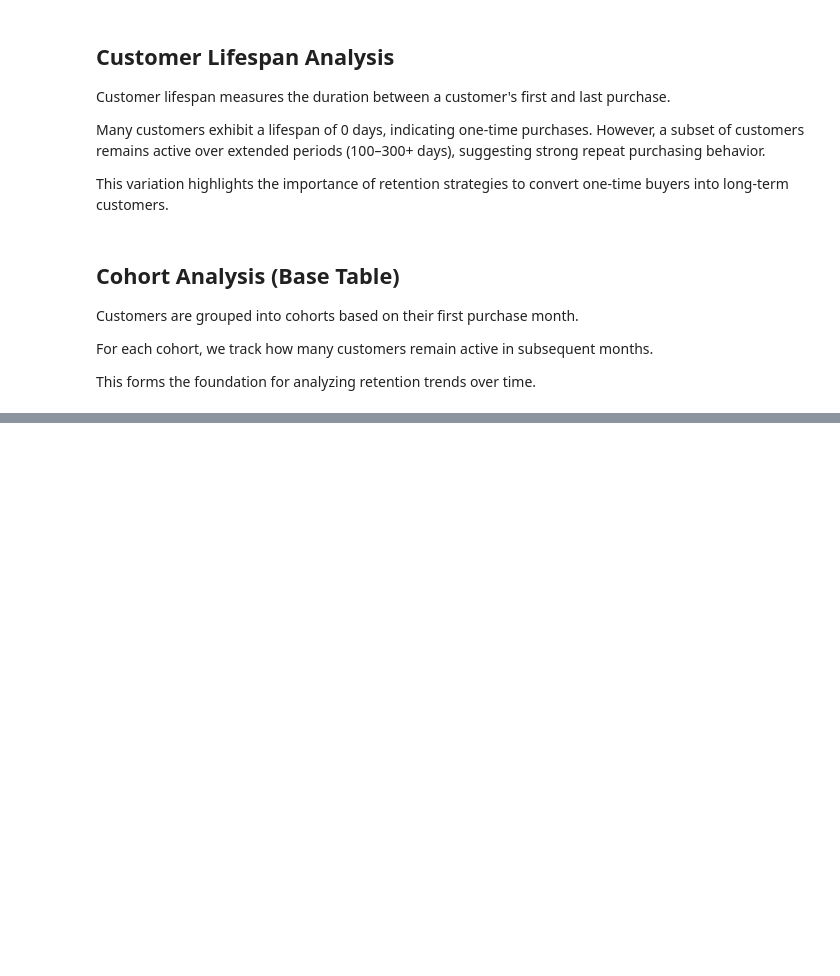
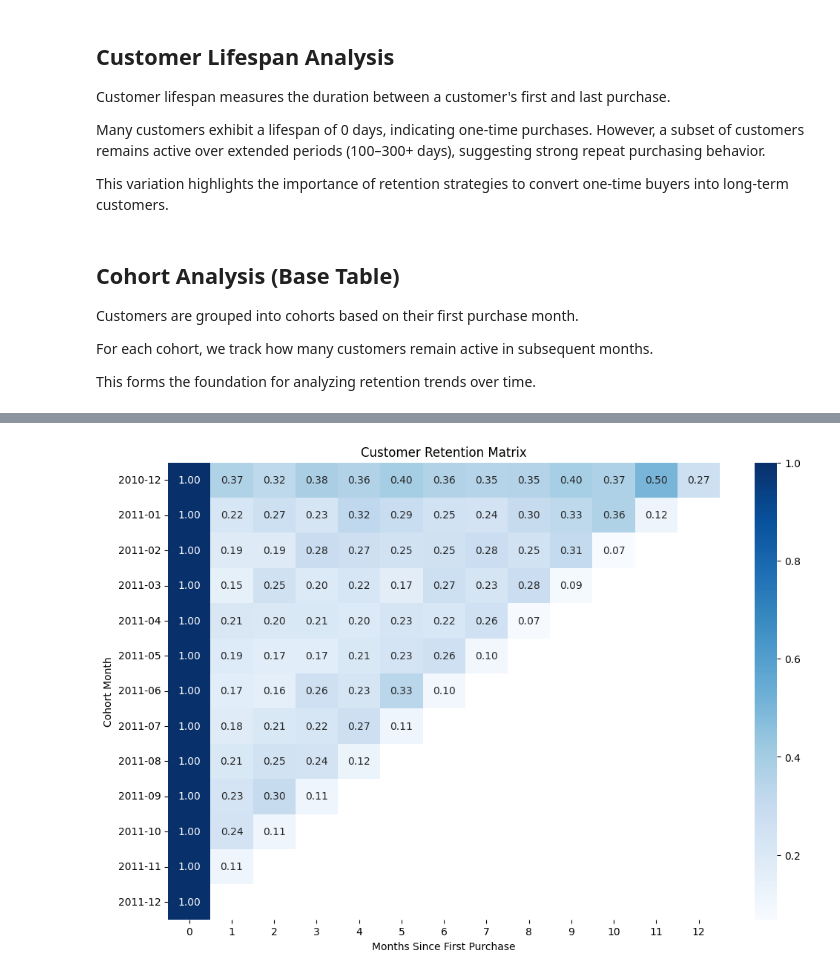
Before and after one commit to btheard3/batchbridge, a Jupyter notebook: notebooks/04_retention_analysis.ipynb, the cells around one changed output, grey strips where cells are left out. Saved outputs shown, nothing was run; the diff lists cells and outputs as text; code cells hidden in the pictures; blank space fills up the shorter version.

Commit message:
Step 4 Complete:  Implement end-to-end customer retention analysis with SQL (churn, lifespan) and Python (cohort retention matrix and heatmap)

```diff
--- a/notebooks/04_retention_analysis.ipynb
+++ b/notebooks/04_retention_analysis.ipynb
@@ -38,0 +80,5 @@ This forms the foundation for analyzing retention trends over time.
+# %%
+# Convert dates
+
+cohort_df['cohort_month'] = pd.to_datetime(cohort_df['cohort_month'])
+cohort_df['txn_month'] = pd.to_datetime(cohort_df['txn_month'])
@@ -38,0 +92,10 @@ This forms the foundation for analyzing retention trends over time.
+# %%
+# Pivot
+
+cohort_pivot = cohort_df.pivot_table(
+    index='cohort_month',
+    columns='cohort_index',
+    values='active_customers'
+)
+
+cohort_pivot.head()
@@ -38,0 +110,6 @@ This forms the foundation for analyzing retention trends over time.
+# %%
+# Retention %
+
+retention_matrix = cohort_pivot.divide(cohort_pivot.iloc[:, 0], axis=0)
+
+retention_matrix.head()
@@ -38,0 +124,4 @@ This forms the foundation for analyzing retention trends over time.
+# %%
+retention_matrix.index = retention_matrix.index.strftime('%Y-%m')
+
+retention_matrix.head()
@@ -38,0 +144,22 @@ This forms the foundation for analyzing retention trends over time.
+# %%
+# Heatmap
+
+import seaborn as sns
+import matplotlib.pyplot as plt
+
+plt.figure(figsize=(12, 8))
+
+sns.heatmap(
+    retention_matrix,
+    annot=True,
+    fmt=".2f",
+    cmap="Blues"
+)
+
+plt.title("Customer Retention Matrix")
+plt.ylabel("Cohort Month")
+plt.xlabel("Months Since First Purchase")
+
+plt.show()
+# %% [output]
+[figure, added]
```
Also changed, not shown: parts of 7 cells of this notebook.
